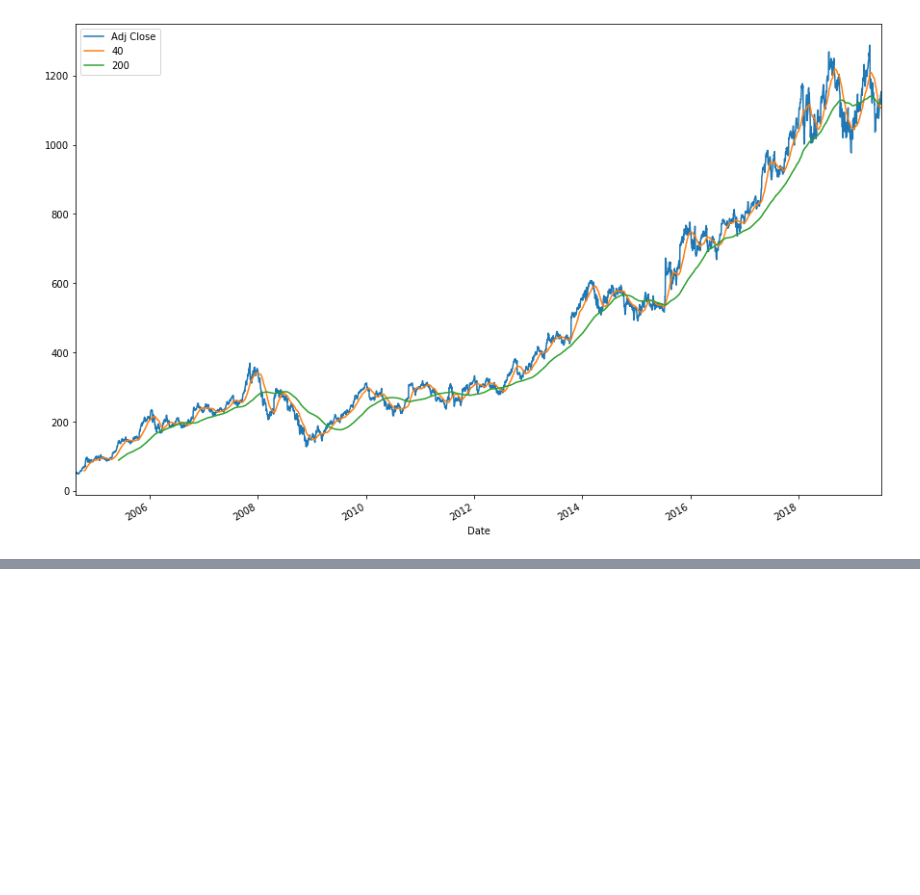
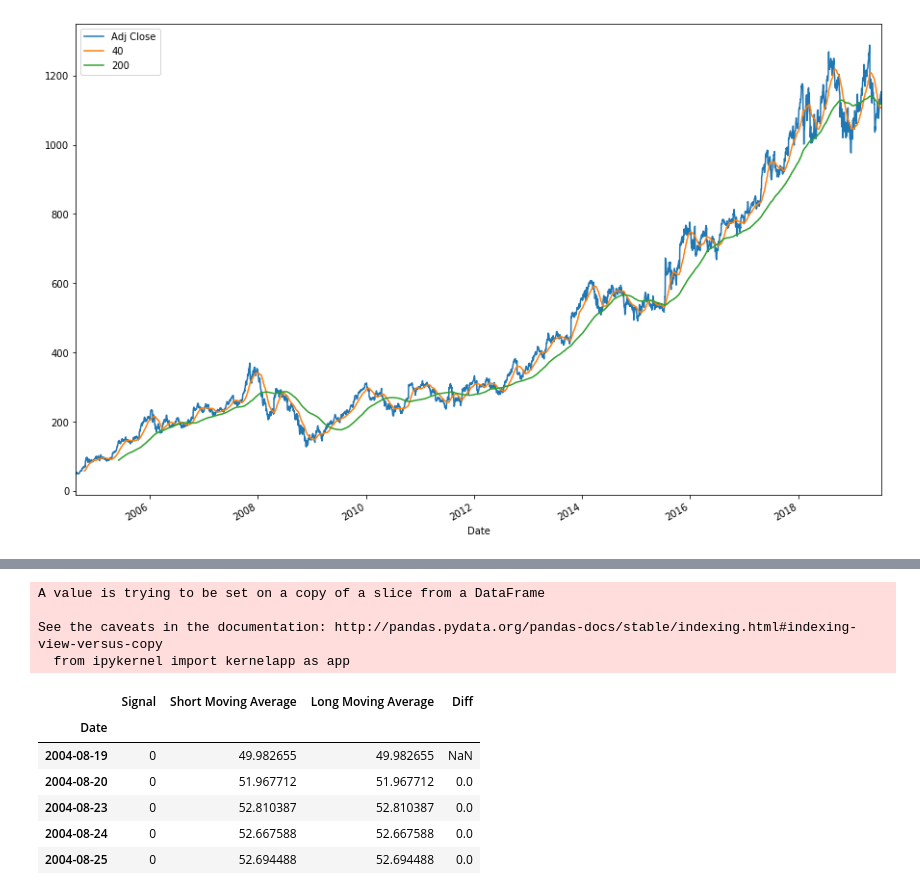
Before and after one commit to mehrakartik/sma-crossover-strategy, a Jupyter notebook: Practice_K.ipynb, the cells around one changed output, grey strips where cells are left out. Saved outputs shown, nothing was run; the diff lists cells and outputs as text; code cells hidden in the pictures; blank space fills up the shorter version.

```diff
--- a/Practice_K.ipynb
+++ b/Practice_K.ipynb
@@ -176,0 +299,34 @@ plt.show()
+# %%
+# Initialize short and long windows
+short_window = 40
+long_window = 100
+
+# Initialize signals DataFrame with Signal column having values 0
+signals = pd.DataFrame(data = 0, index = df.index, columns = ['Signal'])
+
+# Create short and long moving averages columns
+signals['Short Moving Average'] = df['Close'].rolling(window = short_window,
+                                                      min_periods = 1, center = False).mean()
+signals['Long Moving Average'] = df['Close'].rolling(window = long_window, min_periods = 1, center = False).mean()
+
+# Create signals
+signals['Signal'][short_window:] = np.where(signals['Short Moving Average'][short_window:] >
+                             signals['Long Moving Average'][short_window:], 1, 0)
+
+# Trading orders
+signals['Diff'] = signals['Signal'].diff()
+
+
+signals.head()
+# %% [output]
+A value is trying to be set on a copy of a slice from a DataFrame
+
+See the caveats in the documentation: http://pandas.pydata.org/pandas-docs/stable/indexing.html#indexing-view-versus-copy
+  from ipykernel import kernelapp as app
+|  | Signal | Short Moving Average | Long Moving Average | Diff |
+| Date |  |  |  |  |
+| 2004-08-19 | 0 | 49.982655 | 49.982655 | NaN |
+| 2004-08-20 | 0 | 51.967712 | 51.967712 | 0.0 |
+| 2004-08-23 | 0 | 52.810387 | 52.810387 | 0.0 |
+| 2004-08-24 | 0 | 52.667588 | 52.667588 | 0.0 |
+| 2004-08-25 | 0 | 52.694488 | 52.694488 | 0.0 |
```
Also changed, not shown: parts of 15 cells of this notebook.
